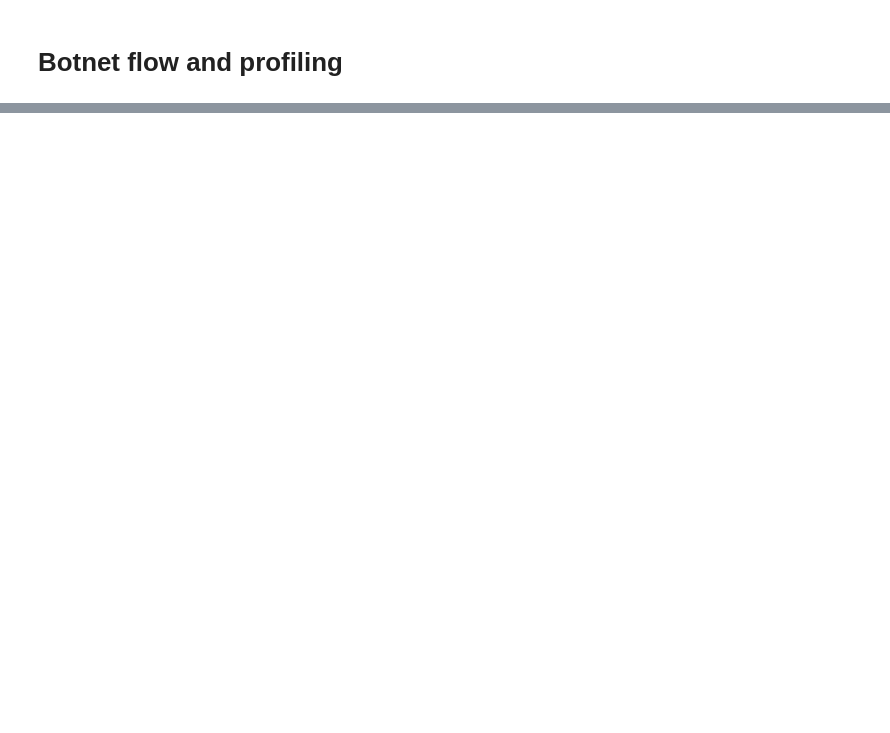
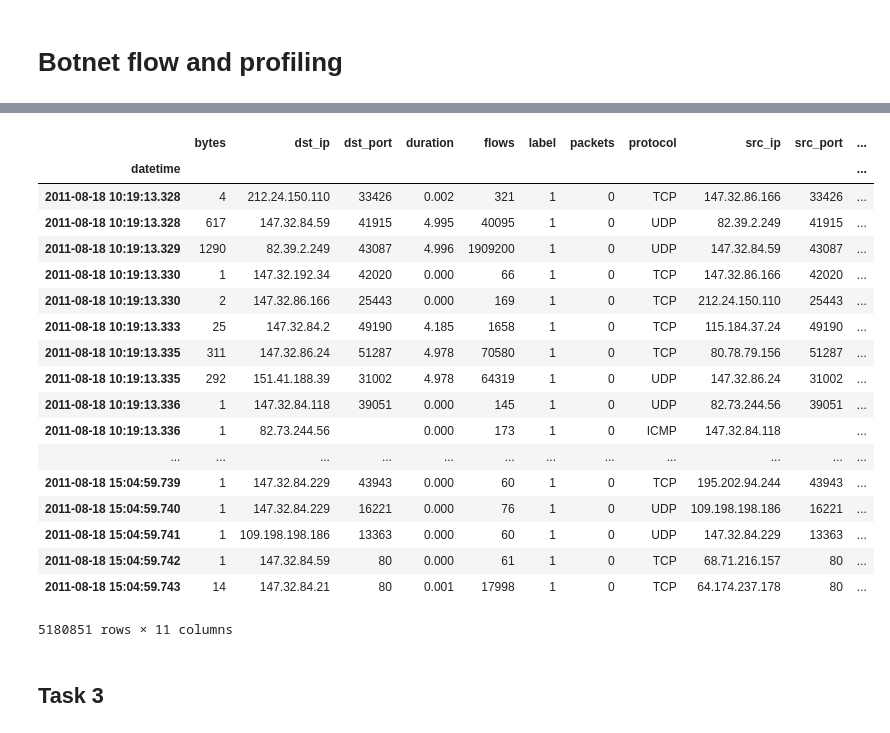
Before and after one commit to Yzoni/cyber-data-analytics, a Jupyter notebook: assignment3/botnet_flow_and_profiling.ipynb, the cells around one changed output, grey strips where cells are left out. Drawn from its saved outputs; the diff is of its cells as text; code cells hidden in the pictures; blank space fills up the shorter version.

```diff
--- a/assignment3/botnet_flow_and_profiling.ipynb
+++ b/assignment3/botnet_flow_and_profiling.ipynb
@@ -55,0 +52,27 @@ with open('Data/{}'.format(scenario_10)) as f:
+# %%
+scenario_data = pd.DataFrame.from_records(parsed)
+scenario_data['datetime'] = pd.to_datetime(scenario_data['datetime'])
+scenario_data.set_index(['datetime'], inplace=True)
+scenario_data
+# %% [output]
+|  | bytes | dst_ip | dst_port | duration | flows | label | packets | protocol | src_ip | src_port | ... |
+| datetime |  |  |  |  |  |  |  |  |  |  | ... |
+| 2011-08-18 10:19:13.328 | 4 | 212.24.150.110 | 33426 | 0.002 | 321 | 1 | 0 | TCP | 147.32.86.166 | 33426 | ... |
+| 2011-08-18 10:19:13.328 | 617 | 147.32.84.59 | 41915 | 4.995 | 40095 | 1 | 0 | UDP | 82.39.2.249 | 41915 | ... |
+| 2011-08-18 10:19:13.329 | 1290 | 82.39.2.249 | 43087 | 4.996 | 1909200 | 1 | 0 | UDP | 147.32.84.59 | 43087 | ... |
+| 2011-08-18 10:19:13.330 | 1 | 147.32.192.34 | 42020 | 0.000 | 66 | 1 | 0 | TCP | 147.32.86.166 | 42020 | ... |
+| 2011-08-18 10:19:13.330 | 2 | 147.32.86.166 | 25443 | 0.000 | 169 | 1 | 0 | TCP | 212.24.150.110 | 25443 | ... |
+| 2011-08-18 10:19:13.333 | 25 | 147.32.84.2 | 49190 | 4.185 | 1658 | 1 | 0 | TCP | 115.184.37.24 | 49190 | ... |
+| 2011-08-18 10:19:13.335 | 311 | 147.32.86.24 | 51287 | 4.978 | 70580 | 1 | 0 | TCP | 80.78.79.156 | 51287 | ... |
+| 2011-08-18 10:19:13.335 | 292 | 151.41.188.39 | 31002 | 4.978 | 64319 | 1 | 0 | UDP | 147.32.86.24 | 31002 | ... |
+| 2011-08-18 10:19:13.336 | 1 | 147.32.84.118 | 39051 | 0.000 | 145 | 1 | 0 | UDP | 82.73.244.56 | 39051 | ... |
+| 2011-08-18 10:19:13.336 | 1 | 82.73.244.56 |  | 0.000 | 173 | 1 | 0 | ICMP | 147.32.84.118 |  | ... |
+| ... | ... | ... | ... | ... | ... | ... | ... | ... | ... | ... | ... |
+| 2011-08-18 15:04:59.739 | 1 | 147.32.84.229 | 43943 | 0.000 | 60 | 1 | 0 | TCP | 195.202.94.244 | 43943 | ... |
+| 2011-08-18 15:04:59.740 | 1 | 147.32.84.229 | 16221 | 0.000 | 76 | 1 | 0 | UDP | 109.198.198.186 | 16221 | ... |
+| 2011-08-18 15:04:59.741 | 1 | 109.198.198.186 | 13363 | 0.000 | 60 | 1 | 0 | UDP | 147.32.84.229 | 13363 | ... |
+| 2011-08-18 15:04:59.742 | 1 | 147.32.84.59 | 80 | 0.000 | 61 | 1 | 0 | TCP | 68.71.216.157 | 80 | ... |
+| 2011-08-18 15:04:59.743 | 14 | 147.32.84.21 | 80 | 0.001 | 17998 | 1 | 0 | TCP | 64.174.237.178 | 80 | ... |
+5180851 rows × 11 columns
+# %% [markdown]
+## Task 3
```
Also changed, not shown: parts of 13 cells of this notebook.
